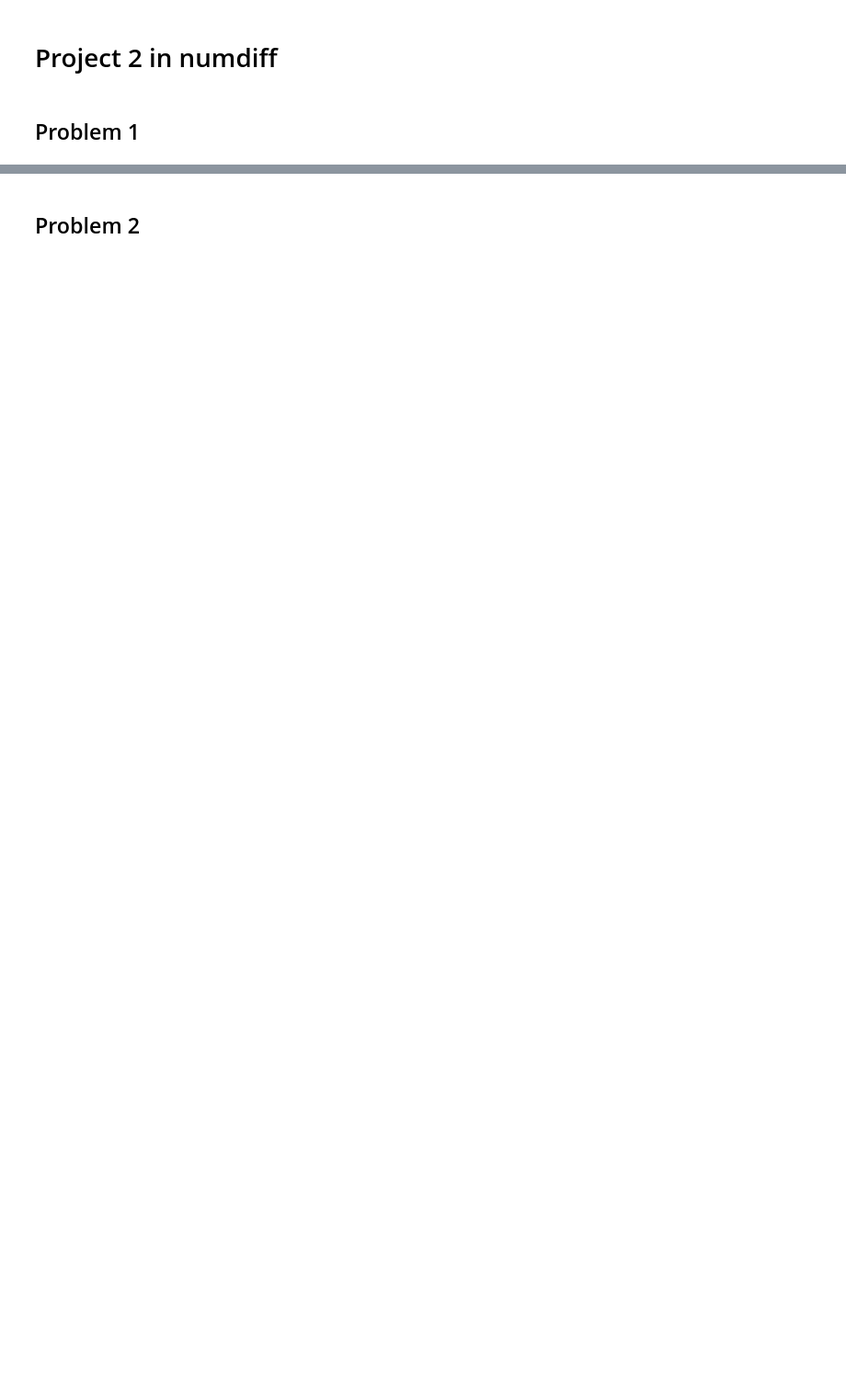
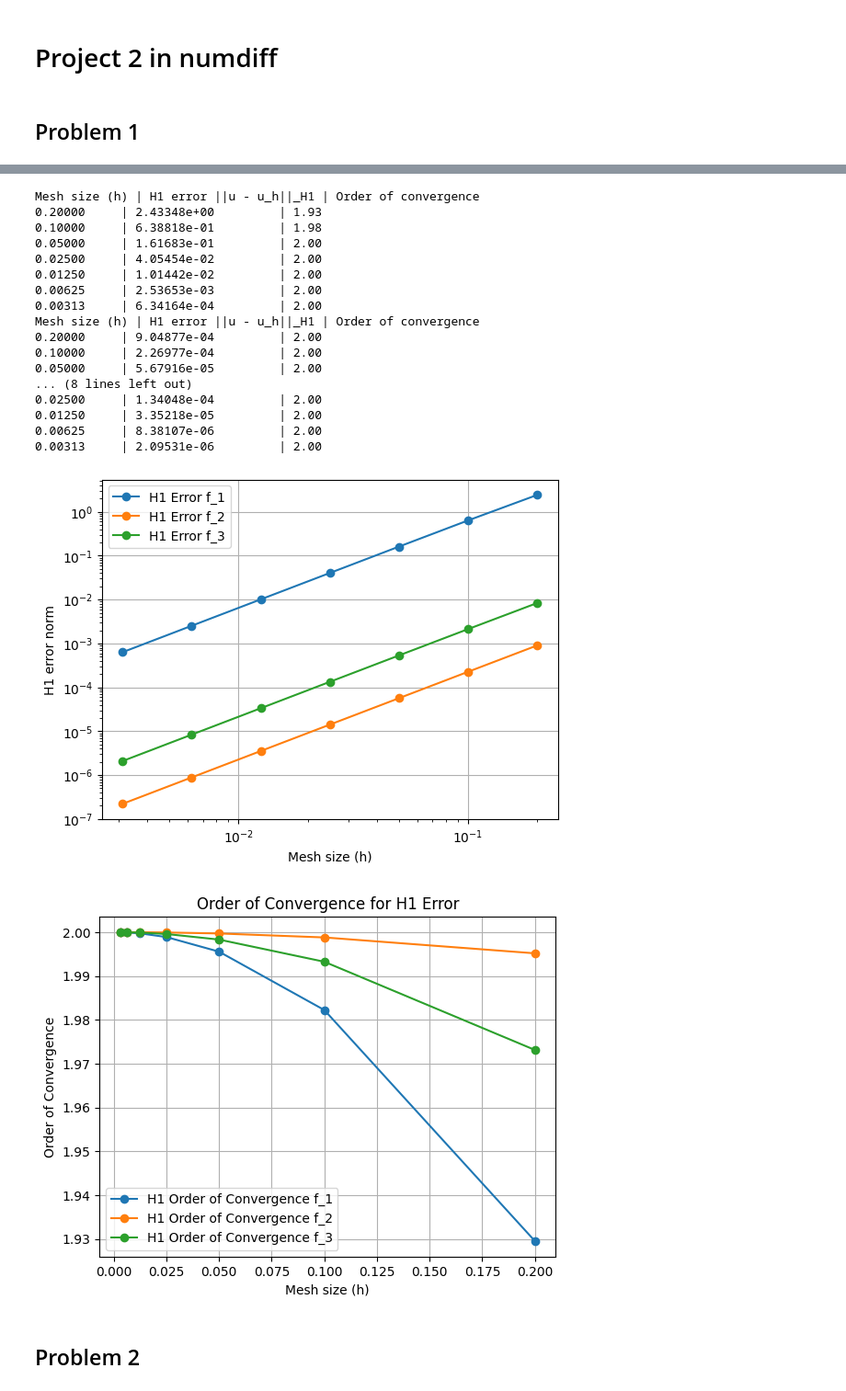
Before and after one commit to 1rideee/Numdiff, a Jupyter notebook: Project2.ipynb, the cells around one changed output, grey strips where cells are left out. Shown: that part at 92% size. Saved outputs shown, nothing was run; the diff lists cells and outputs as text; code cells hidden in the pictures; blank space fills up the shorter version.

```diff
--- a/Project2.ipynb
+++ b/Project2.ipynb
@@ -234,4 +305,5 @@ plot_l2_error(u_3,f_3)
 # %%
+
 def compute_H1_error(u_h, nodes, exact_solution, exact_derivative):
     error_integral_L2 = 0.0
     error_integral_H1 = 0.0
@@ -271,35 +343,92 @@ def plot_error(exact_solution, exact_solution_derivative, f):
     L2_errors = []
     H1_seminorm_errors = []
 
+    mesh_sizes = [1/5, 1/10, 1/20, 1/40, 1/80, 1/160, 1/320, 1/640]
     for h in mesh_sizes:
         X = np.arange(0, 1 + h, h)  # Create an equidistant partition
         u_h, nodes = problem1(f, X, exact_solution(0),exact_solution(1))  # Compute numerical solution
 
         H1_error, L2_error, H1_seminorm_error = compute_H1_error(u_h, nodes, exact_solution, exact_solution_derivative)
 
         H1_errors.append(H1_error)
         L2_errors.append(L2_error)
         H1_seminorm_errors.append(H1_seminorm_error)
 
     # Compute order of convergence
     H1_orders = [np.log(H1_errors[i] / H1_errors[i+1]) / np.log(2) for i in range(len(H1_errors) - 1)]
 
     # Print results
     print("Mesh size (h) | H1 error ||u - u_h||_H1 | Order of convergence")
     for i in range(len(H1_errors) - 1):
         print(f"{mesh_sizes[i]:.5f}     | {H1_errors[i]:.5e}         | {H1_orders[i]:.2f}")
 
     # Plot H1 error convergence
-    plt.loglog(mesh_sizes[:-1], H1_errors[:-1], "-o", label="H1 Error")
+    plt.loglog(mesh_sizes[:-1], H1_errors[:-1], "-o", label=f"H1 Error {f.__name__}")
     plt.xlabel("Mesh size (h)")
     plt.ylabel("H1 error norm")
     plt.legend()
     plt.grid(True)
-    plt.show()
+
 
 plot_error(u_1,u_1_derivative,f_1)
 plot_error(u_2,u_2_derivative,f_2)
 plot_error(u_3,u_3_derivative,f_3)
+plt.show()
+
+
+def plot_H1_order_convergence(exact_solution, exact_solution_derivative, f):
+    H1_errors = []
+    L2_errors = []
+    H1_seminorm_errors = []
+
+    mesh_sizes = [1/5, 1/10, 1/20, 1/40, 1/80, 1/160, 1/320, 1/640]
+    for h in mesh_sizes:
+        X = np.arange(0, 1 + h, h)  # Create an equidistant partition
+        u_h, nodes = problem1(f, X, exact_solution(0),exact_solution(1))  # Compute numerical solution
+
+        H1_error, L2_error, H1_seminorm_error = compute_H1_error(u_h, nodes, exact_solution, exact_solution_derivative)
+
+        H1_errors.append(H1_error)
+        L2_errors.append(L2_error)
+        H1_seminorm_errors.append(H1_seminorm_error)
+
+    # Compute order of convergence
+    H1_orders = [np.log(H1_errors[i] / H1_errors[i+1]) / np.log(2) for i in range(len(H1_errors) - 1)]
+
+
+    # Plot order of convergence
+    plt.plot(mesh_sizes[:-1], H1_orders, "-o", label=f"H1 Order of Convergence {f.__name__}")
+    plt.xlabel("Mesh size (h)")
+    plt.ylabel("Order of Convergence")
+    plt.legend()
+    plt.grid(True)
+    plt.title("Order of Convergence for H1 Error")
+
+
+plot_H1_order_convergence(u_1,u_1_derivative,f_1)
+plot_H1_order_convergence(u_2,u_2_derivative,f_2)
+plot_H1_order_convergence(u_3,u_3_derivative,f_3)
+plt.show()
+# %% [output]
+Mesh size (h) | H1 error ||u - u_h||_H1 | Order of convergence
+0.20000     | 2.43348e+00         | 1.93
+0.10000     | 6.38818e-01         | 1.98
+0.05000     | 1.61683e-01         | 2.00
+0.02500     | 4.05454e-02         | 2.00
+0.01250     | 1.01442e-02         | 2.00
+0.00625     | 2.53653e-03         | 2.00
+0.00313     | 6.34164e-04         | 2.00
+Mesh size (h) | H1 error ||u - u_h||_H1 | Order of convergence
+0.20000     | 9.04877e-04         | 2.00
+0.10000     | 2.26977e-04         | 2.00
+0.05000     | 5.67916e-05         | 2.00
+... (8 lines left out)
+0.02500     | 1.34048e-04         | 2.00
+0.01250     | 3.35218e-05         | 2.00
+0.00625     | 8.38107e-06         | 2.00
+0.00313     | 2.09531e-06         | 2.00
+[figure, added]
+[figure, added]
 # %% [markdown]
 ## Problem 2
 # %%
```
Also changed, not shown: parts of 10 cells of this notebook, 2 other files.
